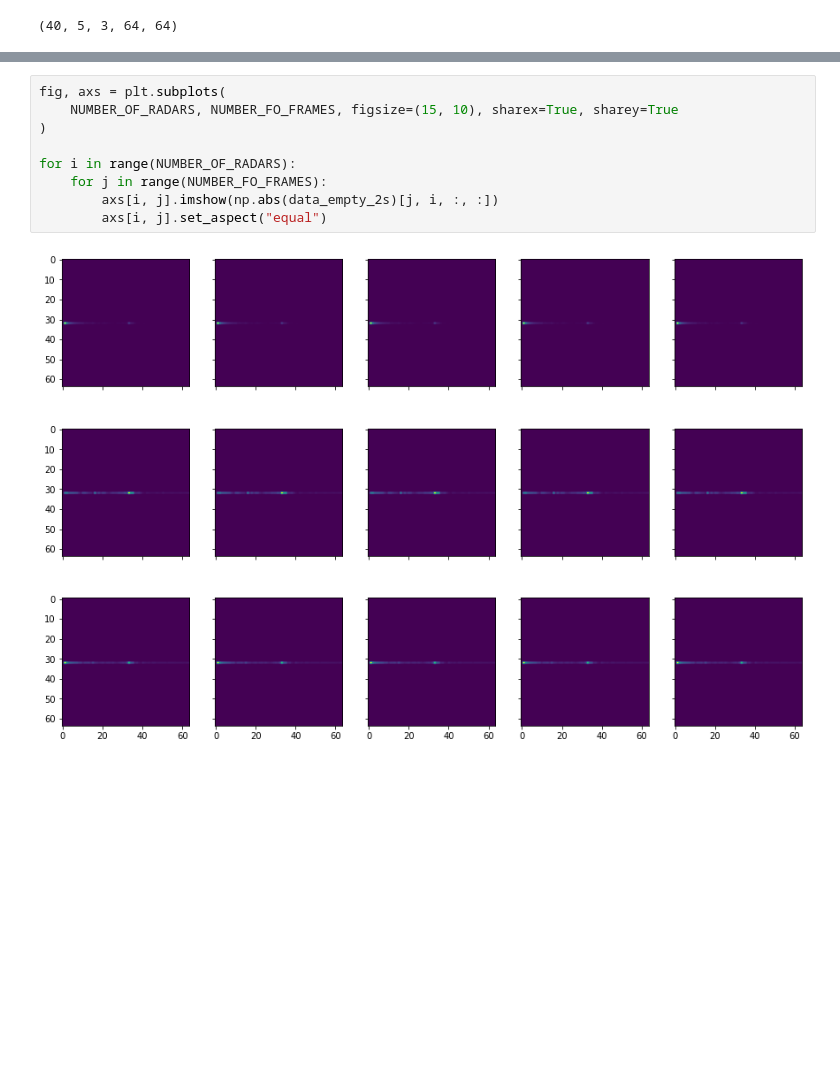
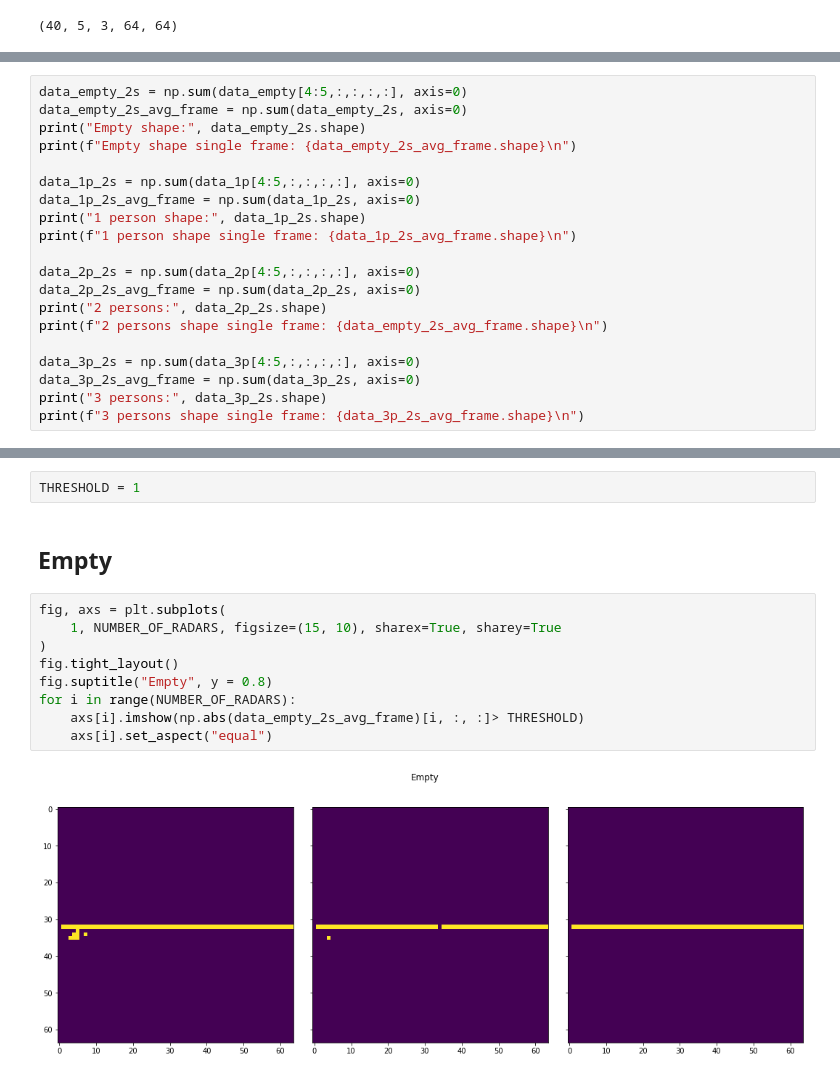
Before and after one commit to ml-lohi/hackathon-milan, a Jupyter notebook: submission/code/data_overlook.ipynb, the cells around one changed output, grey strips where cells are left out. Cells and saved outputs as stored; diff of their text form; blank space fills up the shorter version.

Commit message:
data overlook

```diff
--- a/submission/code/data_overlook.ipynb
+++ b/submission/code/data_overlook.ipynb
@@ -27,0 +25,20 @@ print(data_empty_2s.shape)
+# %%
+data_empty_2s = np.sum(data_empty[4:5,:,:,:,:], axis=0)
+data_empty_2s_avg_frame = np.sum(data_empty_2s, axis=0)
+print("Empty shape:", data_empty_2s.shape)
+print(f"Empty shape single frame: {data_empty_2s_avg_frame.shape}\n")
+
+data_1p_2s = np.sum(data_1p[4:5,:,:,:,:], axis=0)
+data_1p_2s_avg_frame = np.sum(data_1p_2s, axis=0)
+print("1 person shape:", data_1p_2s.shape)
+print(f"1 person shape single frame: {data_1p_2s_avg_frame.shape}\n")
+
+data_2p_2s = np.sum(data_2p[4:5,:,:,:,:], axis=0)
+data_2p_2s_avg_frame = np.sum(data_2p_2s, axis=0)
+print("2 persons:", data_2p_2s.shape)
+print(f"2 persons shape single frame: {data_empty_2s_avg_frame.shape}\n")
+
+data_3p_2s = np.sum(data_3p[4:5,:,:,:,:], axis=0)
+data_3p_2s_avg_frame = np.sum(data_3p_2s, axis=0)
+print("3 persons:", data_3p_2s.shape)
+print(f"3 persons shape single frame: {data_3p_2s_avg_frame.shape}\n")
@@ -28,11 +57,15 @@ print(data_empty_2s.shape)
+# %%
+THRESHOLD = 1
+# %% [markdown]
+## Empty
 # %%
 fig, axs = plt.subplots(
-    NUMBER_OF_RADARS, NUMBER_FO_FRAMES, figsize=(15, 10), sharex=True, sharey=True
+    1, NUMBER_OF_RADARS, figsize=(15, 10), sharex=True, sharey=True
 )
-
+fig.tight_layout()
+fig.suptitle("Empty", y = 0.8)
 for i in range(NUMBER_OF_RADARS):
-    for j in range(NUMBER_FO_FRAMES):
-        axs[i, j].imshow(np.abs(data_empty_2s)[j, i, :, :])
-        axs[i, j].set_aspect("equal")
+    axs[i].imshow(np.abs(data_empty_2s_avg_frame)[i, :, :]> THRESHOLD)
+    axs[i].set_aspect("equal")
 # %% [output]
-[figure, old version]
+[figure, new version]
```
Also changed, not shown: parts of 8 cells of this notebook.
